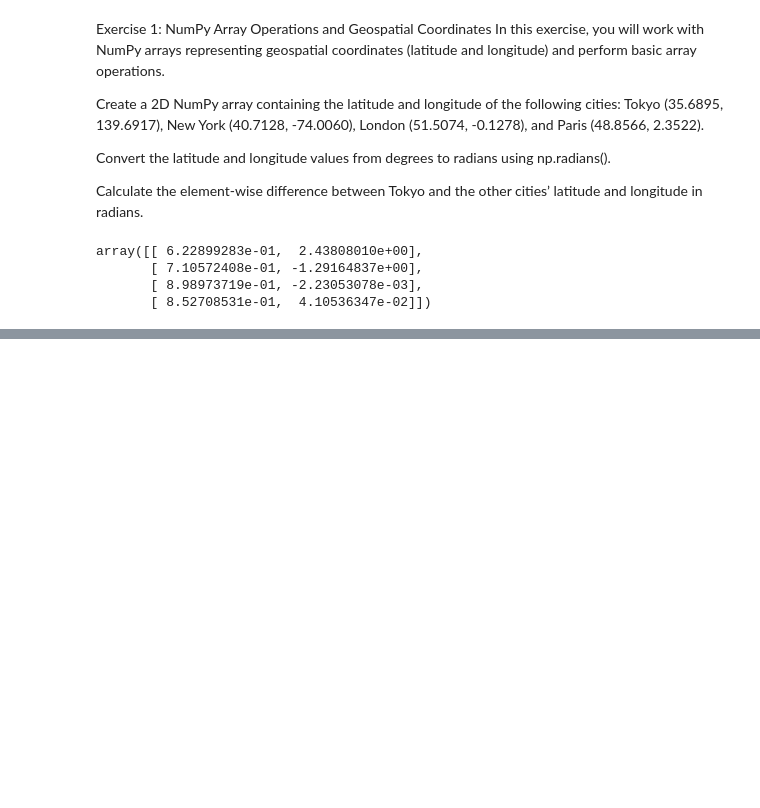
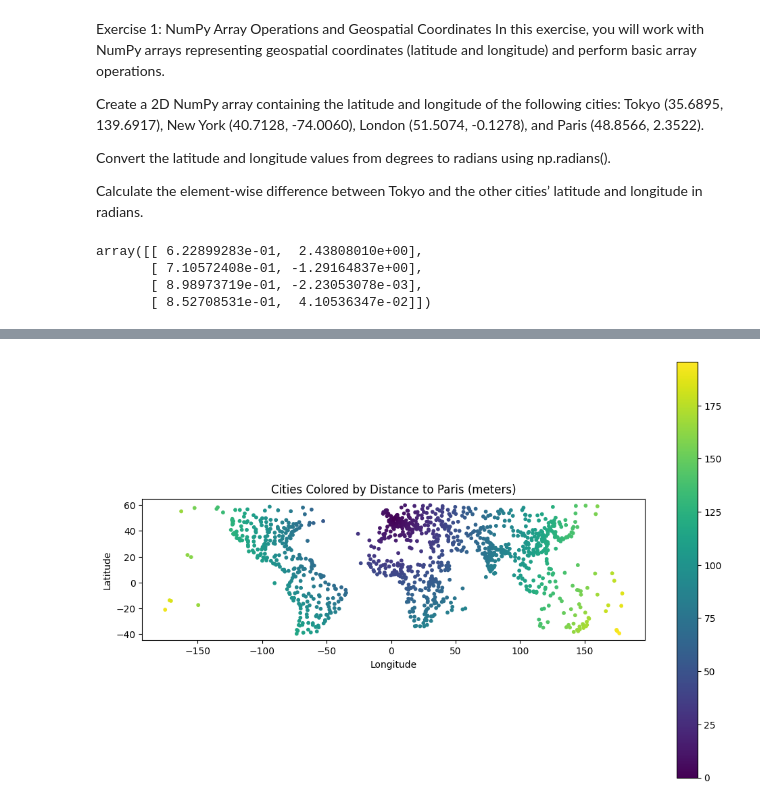
Before and after one commit to Darrkzero/lab_answer, a Jupyter notebook: lab_4.ipynb, the cells around one changed output, grey strips where cells are left out. Saved outputs shown, nothing was run; the diff lists cells and outputs as text; code cells hidden in the pictures; blank space fills up the shorter version.

```diff
--- a/lab_4.ipynb
+++ b/lab_4.ipynb
@@ -26,0 +185,5 @@ array([[ 6.22899283e-01,  2.43808010e+00],
+# %%
+url = "https://github.com/opengeos/datasets/releases/download/world/world_cities.csv"
+
+df = pd.read_csv(url)
+df.head()
@@ -26,0 +197,3 @@ array([[ 6.22899283e-01,  2.43808010e+00],
+# %%
+north_df = df[(df["latitude"] > -40) & (df["latitude"] < 60)]
+north_df.head()
@@ -26,0 +207,5 @@ array([[ 6.22899283e-01,  2.43808010e+00],
+# %%
+cities_gdf = gpd.GeoDataFrame(
+    north_df, geometry=gpd.points_from_xy(north_df.longitude, north_df.latitude), crs="EPSG:3857"
+)
+cities_gdf.head()
@@ -26,0 +219,8 @@ array([[ 6.22899283e-01,  2.43808010e+00],
+# %%
+cities_gdf["centroid"] = cities_gdf.geometry.centroid
+
+paris_loc = cities_gdf.loc[cities_gdf["name"] == "Paris", "centroid"]
+
+cities_gdf["distance_to_paris"] = cities_gdf.centroid.distance(paris_loc.values[0])
+
+cities_gdf["distance_to_paris"]
@@ -26,0 +240,14 @@ array([[ 6.22899283e-01,  2.43808010e+00],
+# %%
+cities_gdf.plot(
+    column="distance_to_paris",
+    cmap="viridis",
+    legend=True,
+    figsize=(12, 8),
+    markersize=10
+)
+plt.title("Cities Colored by Distance to Paris (meters)")
+plt.xlabel("Longitude")
+plt.ylabel("Latitude")
+plt.show()
+# %% [output]
+[figure, added]
```
Also changed, not shown: parts of 22 cells of this notebook.
